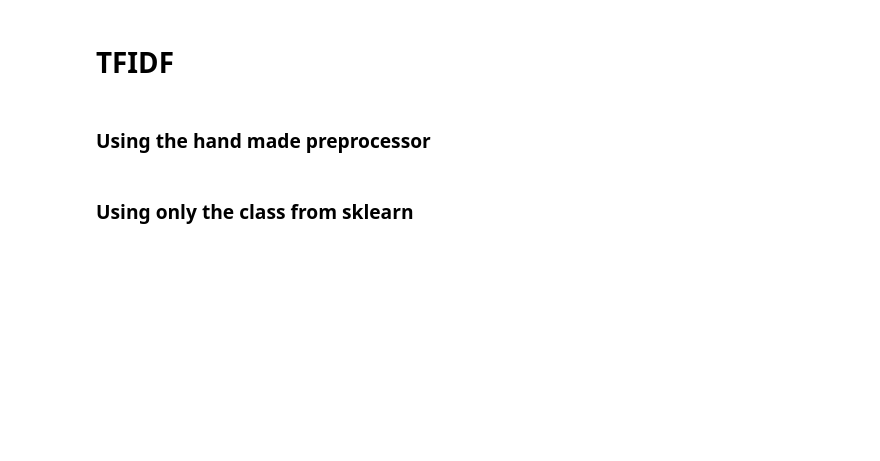
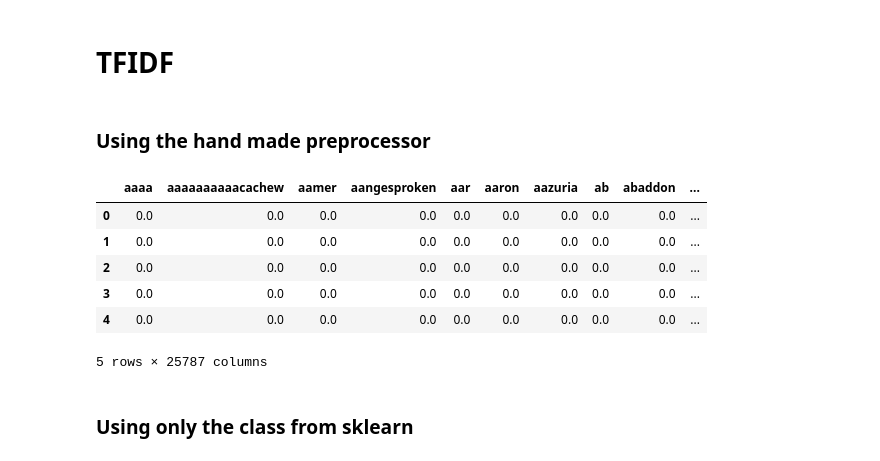
Before and after one commit to VitorBonella/NLP-Unsupervised-Learning, a Jupyter notebook: TrabalhoPratico-CienciaDeDados-IgorVarejão-VitorBonella.ipynb, the cells around one changed output. Cells and saved outputs as stored; diff of their text form; code cells hidden in the pictures; blank space fills up the shorter version.

```diff
--- a/TrabalhoPratico-CienciaDeDados-IgorVarejão-VitorBonella.ipynb
+++ b/TrabalhoPratico-CienciaDeDados-IgorVarejão-VitorBonella.ipynb
@@ -28,5 +10,6 @@ Requirement already satisfied: threadpoolctl>=2.0.0 in ./datascience_env/lib/pyt
 # %%
 import pandas as pd
 df_base = pd.read_json('goodreads_books.json')
-df_mini = df_base.sample(n=1000, random_state=1)
+n_samples = 4000
+df_mini = df_base.sample(n=n_samples, random_state=1)
 df_mini.head()
@@ -104,9 +94,8 @@ def text_clean(df_text_column, log=False):
 def size_df(d):
     print("Size=", d.memory_usage(deep=True).sum()/10**9, "GB")
 # %%
-# raw_df = df_mini.copy()
-# df_mini['description'] = text_clean(df_mini['description'])
-# df_mini.head()
+df_mini['description'] = text_clean(df_mini['description'])
+df_mini.head()
 # %% [output]
 |  | book_id | description | genre | language_code |
 | 51285 | 27833724 | [tang, tu, nigao, bai, shiteshima... | comics_graphic | eng |
@@ -142,7 +129,18 @@ from sklearn.feature_extraction.text import TfidfVectorizer
 ### Using the hand made preprocessor
 # %%
 do_nothing = lambda x: x
-vect_manual = TfidfVectorizer(tokenizer=do_nothing, lowercase=False, preprocessor=do_nothing)
+vect_manual = TfidfVectorizer(tokenizer=do_nothing, lowercase=False, preprocessor=do_nothing, ngram_range=(1, 1))
+freq = vect_manual.fit_transform(df_mini['description'].values.tolist())
+df_freq = pd.DataFrame(data=freq.todense(), columns=vect_manual.get_feature_names_out())
+df_freq.head()
+# %% [output]
+|  | aaaa | aaaaaaaaaacachew | aamer | aangesproken | aar | aaron | aazuria | ab | abaddon | ... |
+| 0 | 0.0 | 0.0 | 0.0 | 0.0 | 0.0 | 0.0 | 0.0 | 0.0 | 0.0 | ... |
+| 1 | 0.0 | 0.0 | 0.0 | 0.0 | 0.0 | 0.0 | 0.0 | 0.0 | 0.0 | ... |
+| 2 | 0.0 | 0.0 | 0.0 | 0.0 | 0.0 | 0.0 | 0.0 | 0.0 | 0.0 | ... |
+| 3 | 0.0 | 0.0 | 0.0 | 0.0 | 0.0 | 0.0 | 0.0 | 0.0 | 0.0 | ... |
+| 4 | 0.0 | 0.0 | 0.0 | 0.0 | 0.0 | 0.0 | 0.0 | 0.0 | 0.0 | ... |
+5 rows × 25787 columns
 # %% [markdown]
 ### Using only the class from sklearn
 # %%
```
Also changed, not shown: parts of 9 cells of this notebook.
